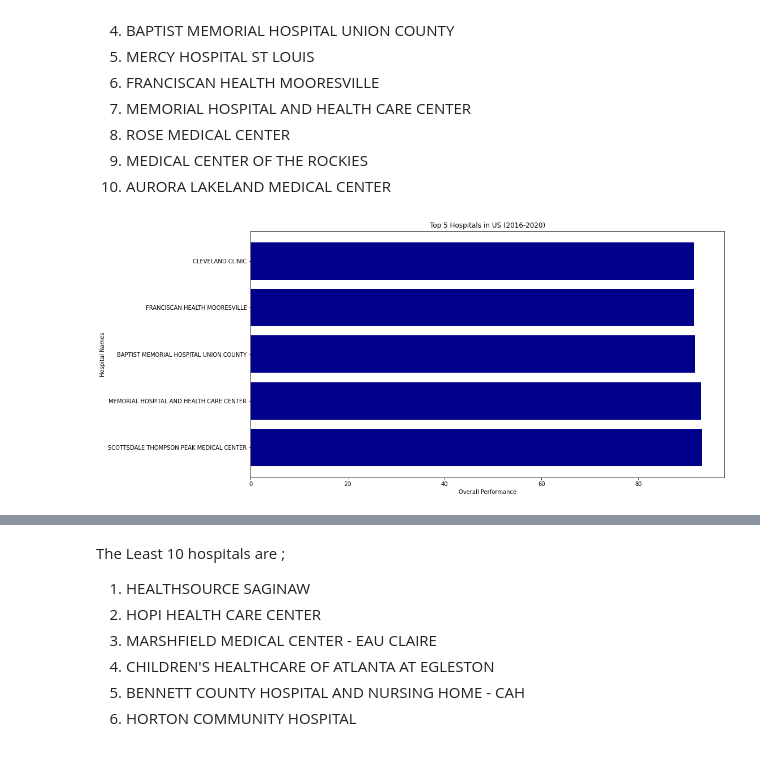
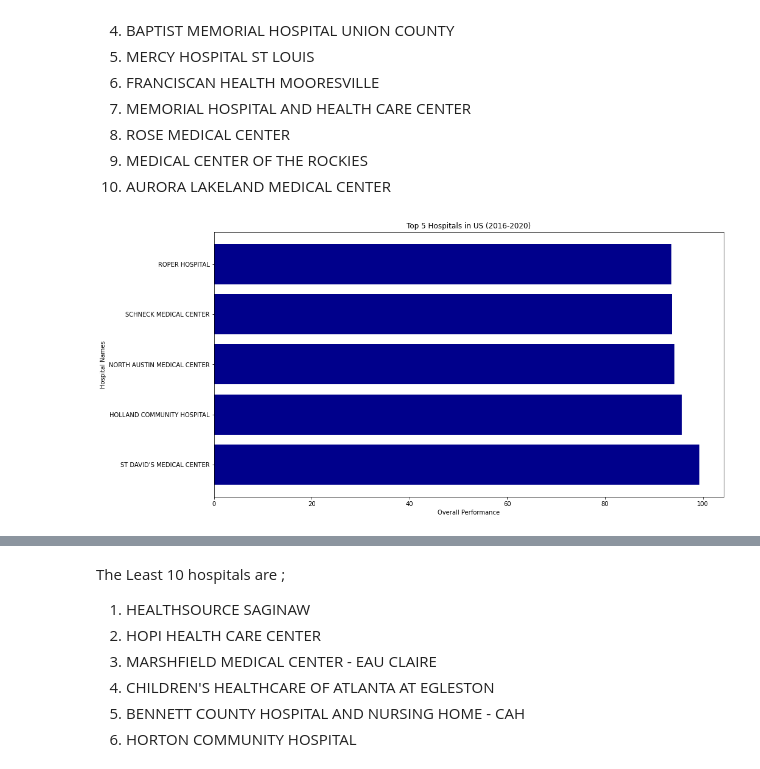
Before and after one commit to Heartz00/TEAM-JUPYTER, a Jupyter notebook: Analyzed_dataset.ipynb, the cells around one changed output, grey strips where cells are left out. Saved outputs shown, nothing was run; the diff lists cells and outputs as text; code cells hidden in the pictures.

```diff
--- a/Analyzed_dataset.ipynb
+++ b/Analyzed_dataset.ipynb
@@ -364,16 +364,16 @@ The top 10 hospitals are ;
 # %%
 import matplotlib.pyplot as plt
 fig = plt.figure(figsize = (15, 8))
 
 # creating the bar plot
-plt.barh(top10_hospitals['Facility Name'].tail(5), top10_hospitals['Overall performance'].tail(5), color ='darkBlue')
+plt.barh(top10_hospitals['Facility Name'].head(5), top10_hospitals['Overall performance'].head(5), color ='darkBlue')
 
 plt.ylabel("Hospital Names")
 plt.xlabel("Overall Performance")
 plt.title("Top 5 Hospitals in US (2016-2020)")
 plt.show()
 # %% [output]
-[figure, old version]
+[figure, new version]
 # %%
 # sort the overall performance in descending order to get the highest hospitals
 ranked_performance_for_hospitals = Overall_performance_table.sort_values(by='Overall performance', ascending=True)
```
Also changed, not shown: parts of 6 cells of this notebook.
